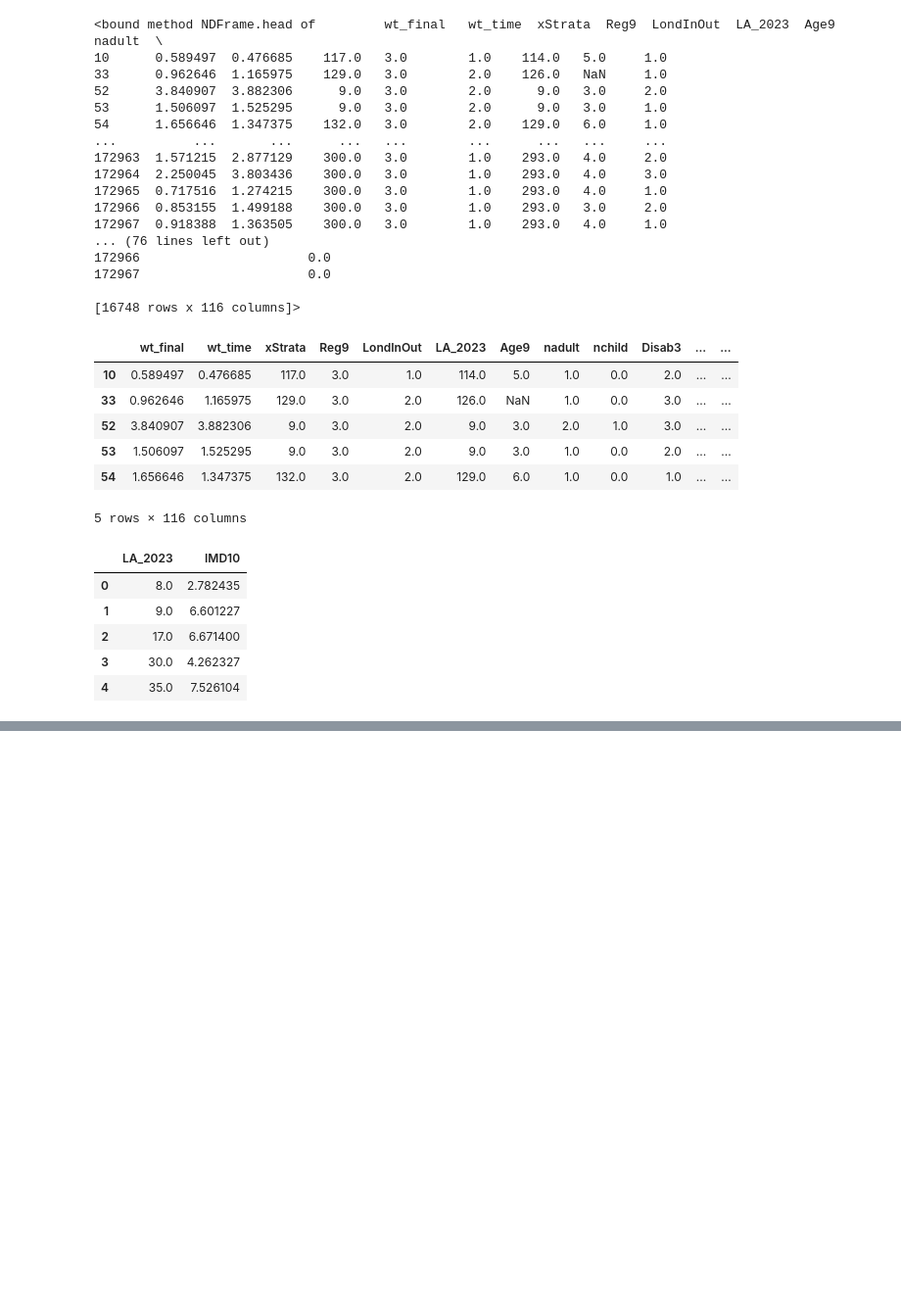
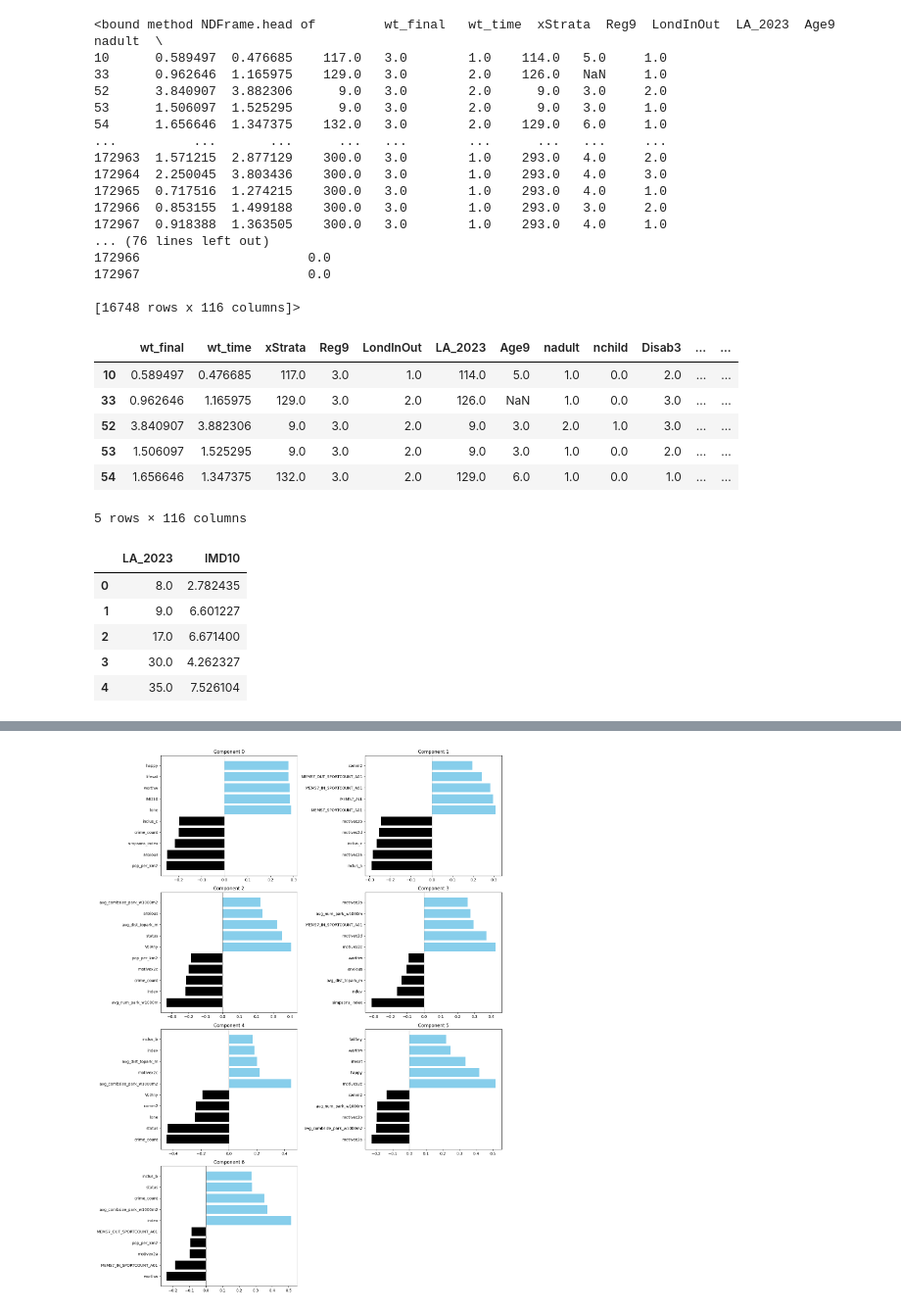
Before and after one commit to ferguswatson39/london_sport2, a Jupyter notebook: exploration/determinants_eda/eda_consolidation.ipynb, the cells around one changed output, grey strips where cells are left out. Shown at 98% size. Cells and saved outputs as stored; diff of their text form; code cells hidden in the pictures; blank space fills up the shorter version.

```diff
--- a/exploration/determinants_eda/eda_consolidation.ipynb
+++ b/exploration/determinants_eda/eda_consolidation.ipynb
@@ -342,0 +626,17 @@ combined.head()
+# %%
+fig, axes = plt.subplots(4, 2, figsize=(15, 20))
+axes = axes.flatten()
+
+for c in range(8):
+    s = pd.Series(pca.components_[c], index=boroughs.columns)
+    combined = pd.concat([s.sort_values().head(5), s.sort_values(ascending=False).head(5)])
+    colors = ['black' if v < 0 else 'skyblue' for v in combined.values]
+    axes[c].barh(combined.index, combined.values, color=colors)
+    axes[c].set_title(f'Component {c}')
+    axes[c].axvline(x=0, color='grey', linewidth=0.8)
+
+axes[7].set_visible(False)
+plt.tight_layout()
+plt.show()
+# %% [output]
+[figure, added]
```
Also changed, not shown: parts of 27 cells of this notebook, 6 other files.
